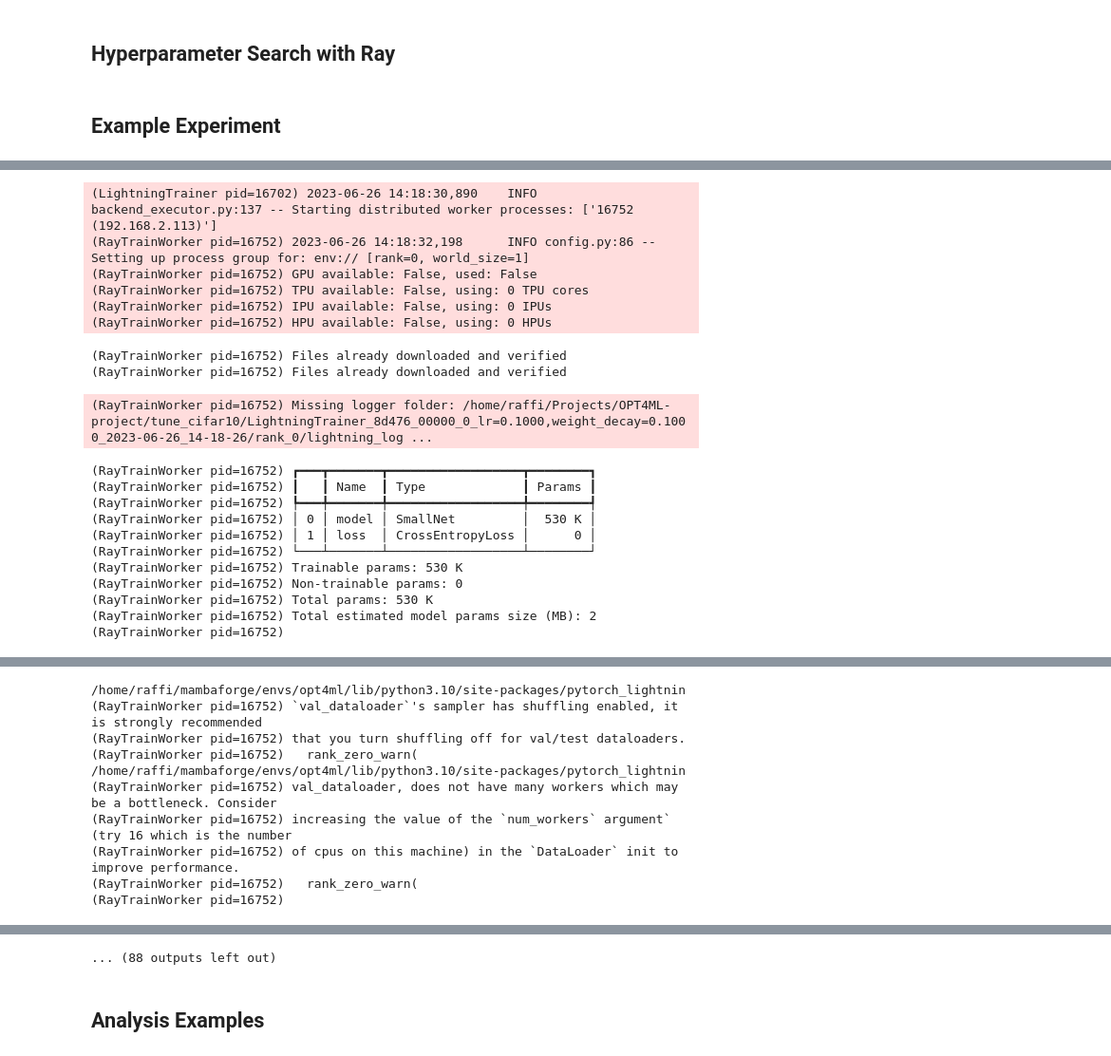
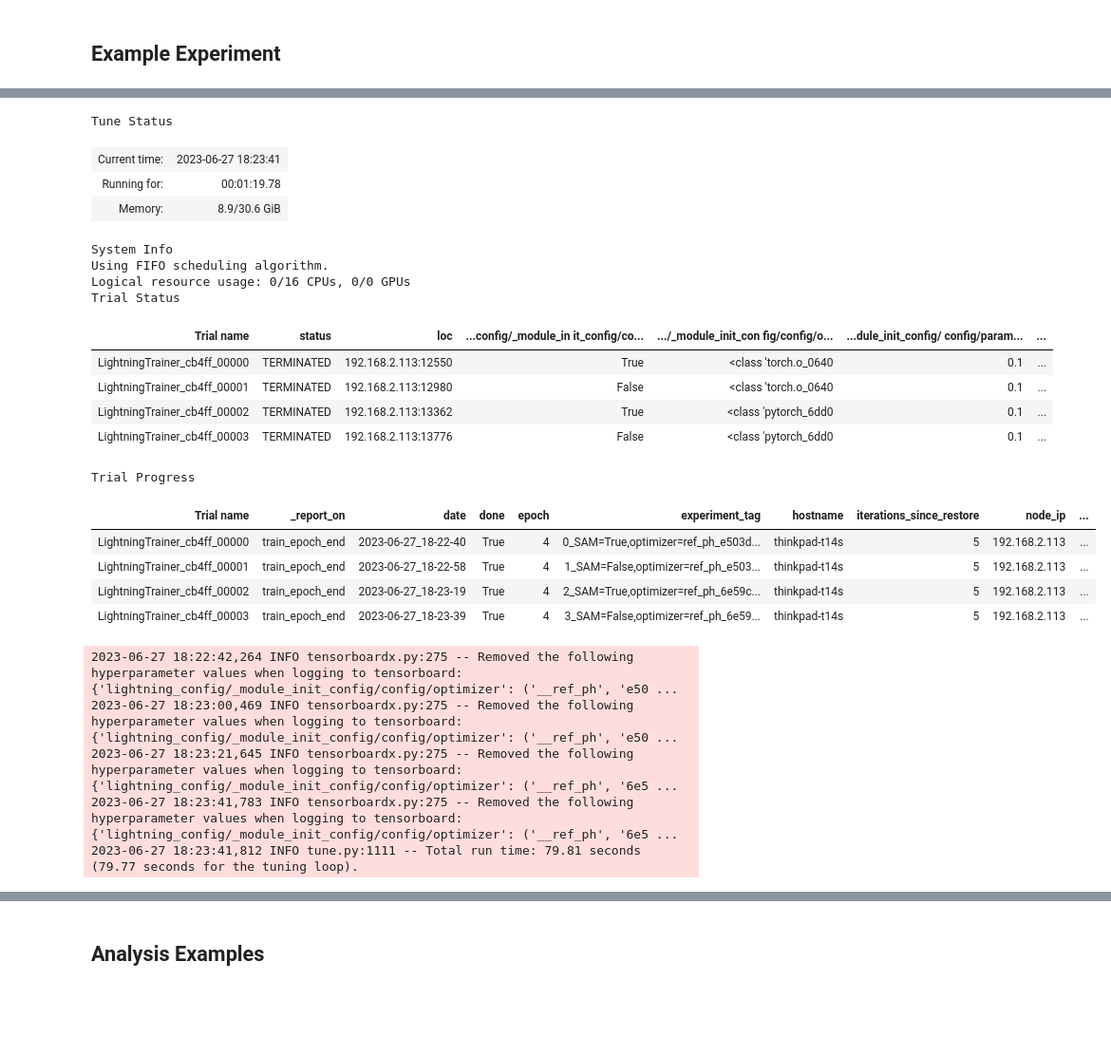
Before and after one commit to RaphaelMaser/OPT4ML-project, a Jupyter notebook: project.ipynb, the cells around one changed output, grey strips where cells are left out. Shown at 95% size. Saved outputs shown, nothing was run; the diff lists cells and outputs as text; code cells hidden in the pictures; blank space fills up the shorter version.

```diff
--- a/project.ipynb
+++ b/project.ipynb
@@ -137,2 +0,0 @@ class SmallNetLightning(pl.LightningModule):
-# %% [markdown]
-## Hyperparameter Search with Ray
@@ -203,7 +9,9 @@ def train(batch_size=64, epochs=10, config=None, accelerator="cuda" if torch.cud
 # %% [markdown]
 ## Example Experiment
 # %%
-ray.init(ignore_reinit_error=True)
+# with log_to_driver=False the output of each trial will not be printed to the console
+# if you went to change the logging RESTART THE KERNEL (otherwise ray will not be re-initialised)
+ray.init(ignore_reinit_error=True, log_to_driver=False)
 
 """
 The tune gridsearch will try all possible combinations of the parameters in the config dictionary.
@@ -213,13 +21,13 @@ The argument "num" defines the number of values to try in the range.
 """
 
 config = {
-    "optimizer": torch.optim.SGD,
-    "SAM":False,
+    "optimizer": tune.grid_search([torch.optim.SGD, AvaGrad]),
+    "SAM": tune.grid_search([True, False]),
     "parameters":{
-        "lr": tune.grid_search(np.logspace(-1, -6, num=2)),
-        "weight_decay": tune.grid_search(np.logspace(-1, -6, num=2)),
+        "lr": tune.grid_search(np.logspace(-1, -6, num=1)),
+        "weight_decay": tune.grid_search(np.logspace(-1, -6, num=1)),
     }
 }
 
-result_grid = train(config=config, epochs=5, num_workers=1, cwd=os.path.join(os.getcwd()), logger_name="SmallNet", train_batches_per_epoch=0.01, val_batches_per_epoch=0.1)
+result_grid = train(config=config, epochs=5, cwd=os.path.join(os.getcwd()), logger_name="SmallNet", train_batches_per_epoch=0.01, val_batches_per_epoch=1)
 # %% [output]
@@ -228,20 +35,24 @@ result_grid = train(config=config, epochs=5, num_workers=1, cwd=os.path.join(os.
-(LightningTrainer pid=16702) 2023-06-26 14:18:30,890    INFO backend_executor.py:137 -- Starting distributed worker processes: ['16752 (192.168.2.113)']
-(RayTrainWorker pid=16752) 2023-06-26 14:18:32,198      INFO config.py:86 -- Setting up process group for: env:// [rank=0, world_size=1]
-(RayTrainWorker pid=16752) GPU available: False, used: False
-(RayTrainWorker pid=16752) TPU available: False, using: 0 TPU cores
-(RayTrainWorker pid=16752) IPU available: False, using: 0 IPUs
-(RayTrainWorker pid=16752) HPU available: False, using: 0 HPUs
+Tune Status
+| Current time: | 2023-06-27 18:23:41 |
+| Running for: | 00:01:19.78 |
+| Memory: | 8.9/30.6 GiB |
-(RayTrainWorker pid=16752) Files already downloaded and verified
-(RayTrainWorker pid=16752) Files already downloaded and verified
+System Info
+Using FIFO scheduling algorithm.
+Logical resource usage: 0/16 CPUs, 0/0 GPUs
+Trial Status
+| Trial name | status | loc | ...config/_module_in it_config/co... | .../_module_init_con fig/config/o... | ...dule_init_config/ config/param... | ... |
+| LightningTrainer_cb4ff_00000 | TERMINATED | 192.168.2.113:12550 | True | <class 'torch.o_0640 | 0.1 | ... |
+| LightningTrainer_cb4ff_00001 | TERMINATED | 192.168.2.113:12980 | False | <class 'torch.o_0640 | 0.1 | ... |
+| LightningTrainer_cb4ff_00002 | TERMINATED | 192.168.2.113:13362 | True | <class 'pytorch_6dd0 | 0.1 | ... |
+| LightningTrainer_cb4ff_00003 | TERMINATED | 192.168.2.113:13776 | False | <class 'pytorch_6dd0 | 0.1 | ... |
-(RayTrainWorker pid=16752) Missing logger folder: /home/raffi/Projects/OPT4ML-project/tune_cifar10/LightningTrainer_8d476_00000_0_lr=0.1000,weight_decay=0.1000_2023-06-26_14-18-26/rank_0/lightning_log ...
+Trial Progress
+| Trial name | _report_on | date | done | epoch | experiment_tag | hostname | iterations_since_restore | node_ip | ... |
+| LightningTrainer_cb4ff_00000 | train_epoch_end | 2023-06-27_18-22-40 | True | 4 | 0_SAM=True,optimizer=ref_ph_e503d... | thinkpad-t14s | 5 | 192.168.2.113 | ... |
+| LightningTrainer_cb4ff_00001 | train_epoch_end | 2023-06-27_18-22-58 | True | 4 | 1_SAM=False,optimizer=ref_ph_e503... | thinkpad-t14s | 5 | 192.168.2.113 | ... |
+| LightningTrainer_cb4ff_00002 | train_epoch_end | 2023-06-27_18-23-19 | True | 4 | 2_SAM=True,optimizer=ref_ph_6e59c... | thinkpad-t14s | 5 | 192.168.2.113 | ... |
+| LightningTrainer_cb4ff_00003 | train_epoch_end | 2023-06-27_18-23-39 | True | 4 | 3_SAM=False,optimizer=ref_ph_6e59... | thinkpad-t14s | 5 | 192.168.2.113 | ... |
-(RayTrainWorker pid=16752) ┏━━━┳━━━━━━━┳━━━━━━━━━━━━━━━━━━┳━━━━━━━━┓
-(RayTrainWorker pid=16752) ┃   ┃ Name  ┃ Type             ┃ Params ┃
-(RayTrainWorker pid=16752) ┡━━━╇━━━━━━━╇━━━━━━━━━━━━━━━━━━╇━━━━━━━━┩
-(RayTrainWorker pid=16752) │ 0 │ model │ SmallNet         │  530 K │
-(RayTrainWorker pid=16752) │ 1 │ loss  │ CrossEntropyLoss │      0 │
-(RayTrainWorker pid=16752) └───┴───────┴──────────────────┴────────┘
-(RayTrainWorker pid=16752) Trainable params: 530 K
-(RayTrainWorker pid=16752) Non-trainable params: 0
-(RayTrainWorker pid=16752) Total params: 530 K
-(RayTrainWorker pid=16752) Total estimated model params size (MB): 2
-(RayTrainWorker pid=16752)
+2023-06-27 18:22:42,264 INFO tensorboardx.py:275 -- Removed the following hyperparameter values when logging to tensorboard: {'lightning_config/_module_init_config/config/optimizer': ('__ref_ph', 'e50 ...
+2023-06-27 18:23:00,469 INFO tensorboardx.py:275 -- Removed the following hyperparameter values when logging to tensorboard: {'lightning_config/_module_init_config/config/optimizer': ('__ref_ph', 'e50 ...
+2023-06-27 18:23:21,645 INFO tensorboardx.py:275 -- Removed the following hyperparameter values when logging to tensorboard: {'lightning_config/_module_init_config/config/optimizer': ('__ref_ph', '6e5 ...
+2023-06-27 18:23:41,783 INFO tensorboardx.py:275 -- Removed the following hyperparameter values when logging to tensorboard: {'lightning_config/_module_init_config/config/optimizer': ('__ref_ph', '6e5 ...
+2023-06-27 18:23:41,812 INFO tune.py:1111 -- Total run time: 79.81 seconds (79.77 seconds for the tuning loop).
@@ -250,10 +58,0 @@ result_grid = train(config=config, epochs=5, num_workers=1, cwd=os.path.join(os.
-/home/raffi/mambaforge/envs/opt4ml/lib/python3.10/site-packages/pytorch_lightnin
-(RayTrainWorker pid=16752) `val_dataloader`'s sampler has shuffling enabled, it is strongly recommended
-(RayTrainWorker pid=16752) that you turn shuffling off for val/test dataloaders.
-(RayTrainWorker pid=16752)   rank_zero_warn(
-/home/raffi/mambaforge/envs/opt4ml/lib/python3.10/site-packages/pytorch_lightnin
-(RayTrainWorker pid=16752) val_dataloader, does not have many workers which may be a bottleneck. Consider
-(RayTrainWorker pid=16752) increasing the value of the `num_workers` argument` (try 16 which is the number
-(RayTrainWorker pid=16752) of cpus on this machine) in the `DataLoader` init to improve performance.
-(RayTrainWorker pid=16752)   rank_zero_warn(
-(RayTrainWorker pid=16752)
@@ -297,4 +59,3 @@ Epoch 1/4  ━━━━━━━━━━━━━━━━━━━━━━━
-... (88 outputs left out)
 # %% [markdown]
 ## Analysis Examples
 # %% [markdown]
```
Also changed, not shown: parts of 16 cells of this notebook, 3 other files.
